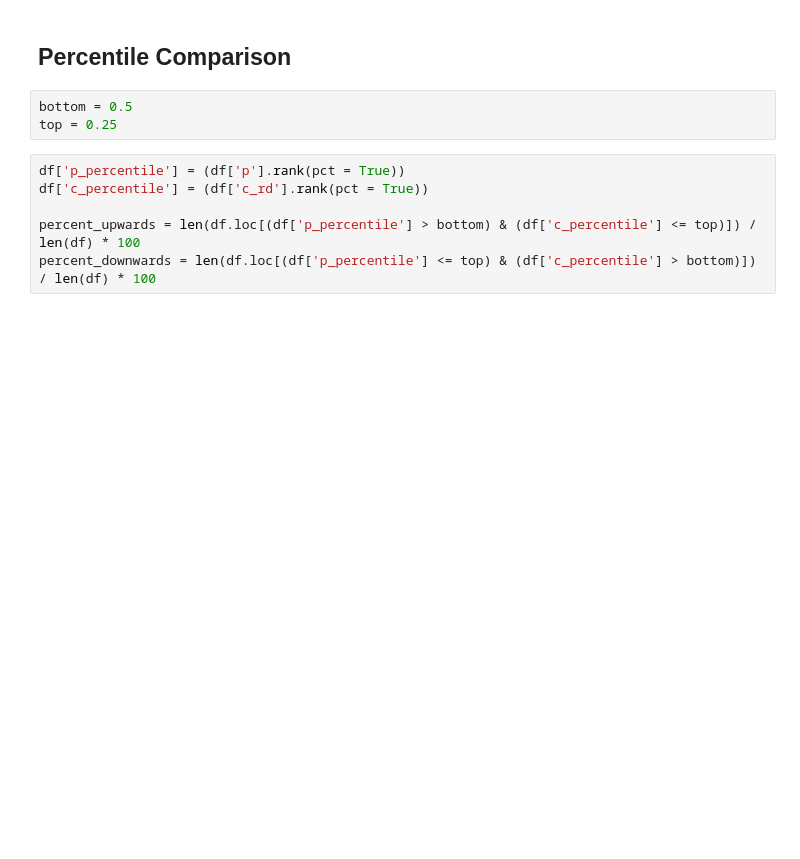
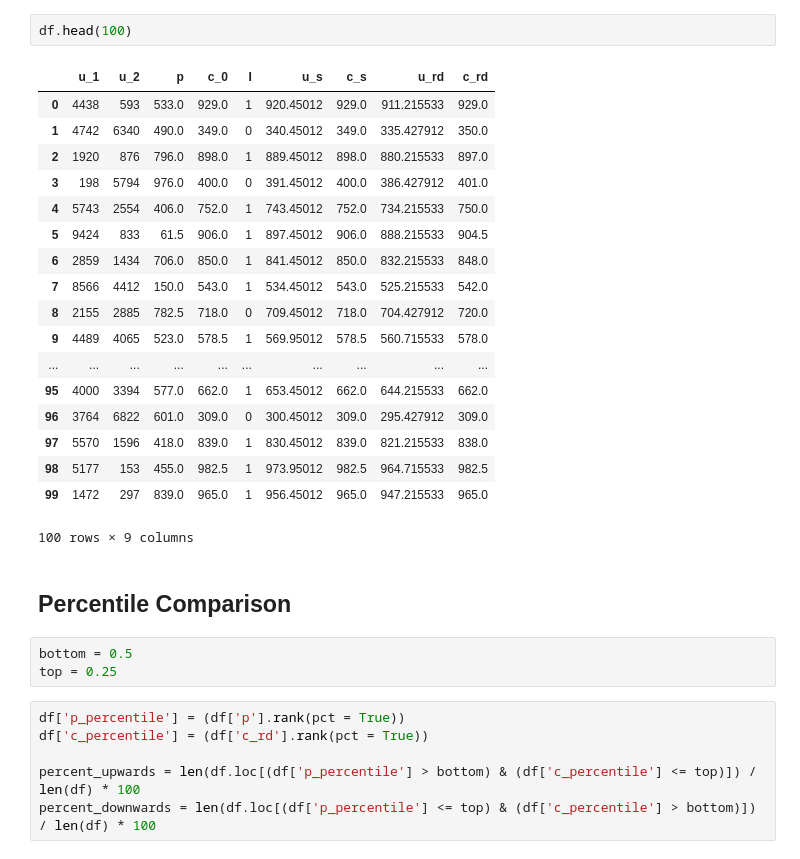
Before and after one commit to ytse17/intergenerational-mobility, a Jupyter notebook: Intergenerational Mobility.ipynb, the cells around one changed output. Saved outputs shown, nothing was run; the diff lists cells and outputs as text; blank space fills up the shorter version.

```diff
--- a/Intergenerational Mobility.ipynb
+++ b/Intergenerational Mobility.ipynb
@@ -102,3 +92,24 @@ plt.show()
+# %%
+df.head(100)
+# %% [output]
+|  | u_1 | u_2 | p | c_0 | I | u_s | c_s | u_rd | c_rd |
+| 0 | 4438 | 593 | 533.0 | 929.0 | 1 | 920.45012 | 929.0 | 911.215533 | 929.0 |
+| 1 | 4742 | 6340 | 490.0 | 349.0 | 0 | 340.45012 | 349.0 | 335.427912 | 350.0 |
+| 2 | 1920 | 876 | 796.0 | 898.0 | 1 | 889.45012 | 898.0 | 880.215533 | 897.0 |
+| 3 | 198 | 5794 | 976.0 | 400.0 | 0 | 391.45012 | 400.0 | 386.427912 | 401.0 |
+| 4 | 5743 | 2554 | 406.0 | 752.0 | 1 | 743.45012 | 752.0 | 734.215533 | 750.0 |
+| 5 | 9424 | 833 | 61.5 | 906.0 | 1 | 897.45012 | 906.0 | 888.215533 | 904.5 |
+| 6 | 2859 | 1434 | 706.0 | 850.0 | 1 | 841.45012 | 850.0 | 832.215533 | 848.0 |
+| 7 | 8566 | 4412 | 150.0 | 543.0 | 1 | 534.45012 | 543.0 | 525.215533 | 542.0 |
+| 8 | 2155 | 2885 | 782.5 | 718.0 | 0 | 709.45012 | 718.0 | 704.427912 | 720.0 |
+| 9 | 4489 | 4065 | 523.0 | 578.5 | 1 | 569.95012 | 578.5 | 560.715533 | 578.0 |
+| ... | ... | ... | ... | ... | ... | ... | ... | ... | ... |
+| 95 | 4000 | 3394 | 577.0 | 662.0 | 1 | 653.45012 | 662.0 | 644.215533 | 662.0 |
+| 96 | 3764 | 6822 | 601.0 | 309.0 | 0 | 300.45012 | 309.0 | 295.427912 | 309.0 |
+| 97 | 5570 | 1596 | 418.0 | 839.0 | 1 | 830.45012 | 839.0 | 821.215533 | 838.0 |
+| 98 | 5177 | 153 | 455.0 | 982.5 | 1 | 973.95012 | 982.5 | 964.715533 | 982.5 |
+| 99 | 1472 | 297 | 839.0 | 965.0 | 1 | 956.45012 | 965.0 | 947.215533 | 965.0 |
+100 rows × 9 columns
 # %% [markdown]
 ## Percentile Comparison
 # %%
```
Also changed, not shown: parts of 12 cells of this notebook.
